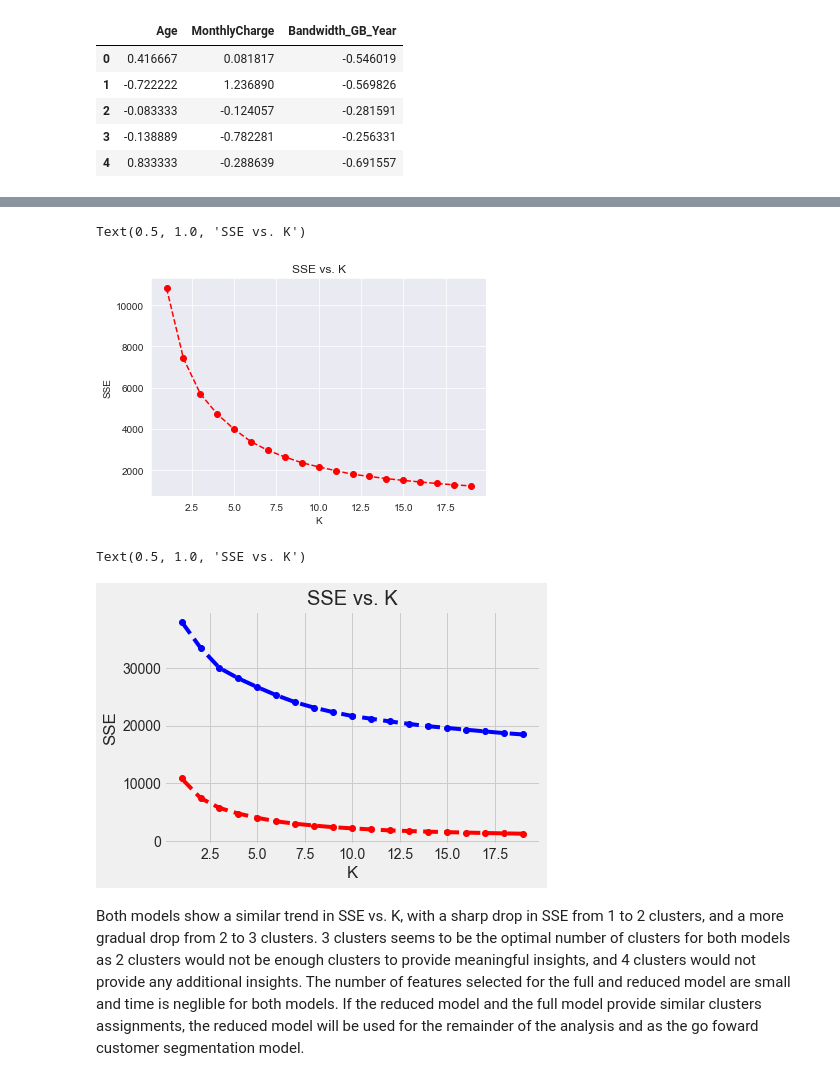
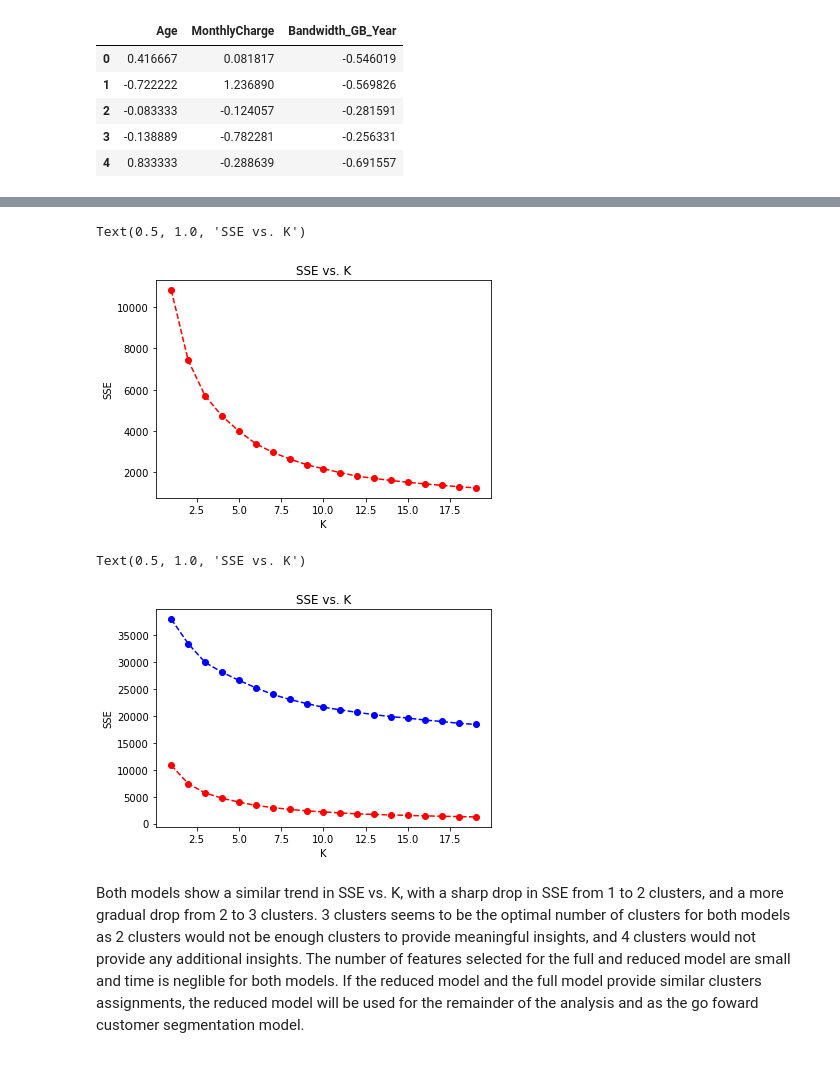
Before and after one commit to Smcgb/WGU_MSDA, a Jupyter notebook: D212 - Data Mining II/CLUSTERING TECHNIQUES/D212 Clustering Techniques.ipynb, the cells around one changed output, grey strips where cells are left out. Cells and saved outputs as stored; diff of their text form; code cells hidden in the pictures.

```diff
--- a/D212 - Data Mining II/CLUSTERING TECHNIQUES/D212 Clustering Techniques.ipynb
+++ b/D212 - Data Mining II/CLUSTERING TECHNIQUES/D212 Clustering Techniques.ipynb
@@ -186,21 +209,22 @@ for center in centers:
 # %%
+centers = list(range(1,20))
 plt.plot(centers, red_scores, linestyle='--', marker='o', color='r');
 plt.xlabel('K');
 plt.ylabel('SSE');
 plt.title('SSE vs. K')
 # %% [output]
 Text(0.5, 1.0, 'SSE vs. K')
-[figure, old version]
+[figure, new version]
 # %%
-plt.style.use("fivethirtyeight")
+centers = list(range(1,20))
 plt.plot(centers, scores, linestyle='--', marker='o', color='b');
 plt.plot(centers, red_scores, linestyle='--', marker='o', color='r');
 plt.xlabel('K');
 plt.ylabel('SSE');
 plt.title('SSE vs. K')
 # %% [output]
 Text(0.5, 1.0, 'SSE vs. K')
-[figure, old version]
+[figure, new version]
 # %% [markdown]
 Both models show a similar trend in SSE vs. K, with a sharp drop in SSE from 1 to 2 clusters, and a more gradual drop from 2 to 3 clusters. 3 clusters seems to be the optimal number of clusters for both models as 2 clusters would not be enough clusters to provide meaningful insights, and 4 clusters would not provide any additional insights. The number of features selected for the full and reduced model are small and time is neglible for both models. If the reduced model and the full model provide similar clusters assignments, the reduced model will be used for the remainder of the analysis and as the go foward customer segmentation model.
 # %%
```
Also changed, not shown: parts of 17 cells of this notebook, 20 other files.
